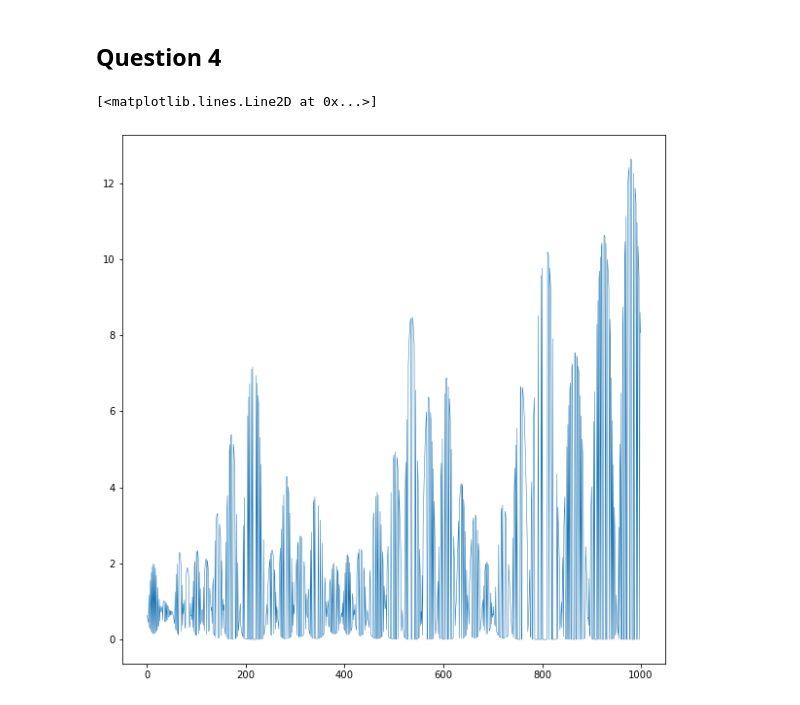
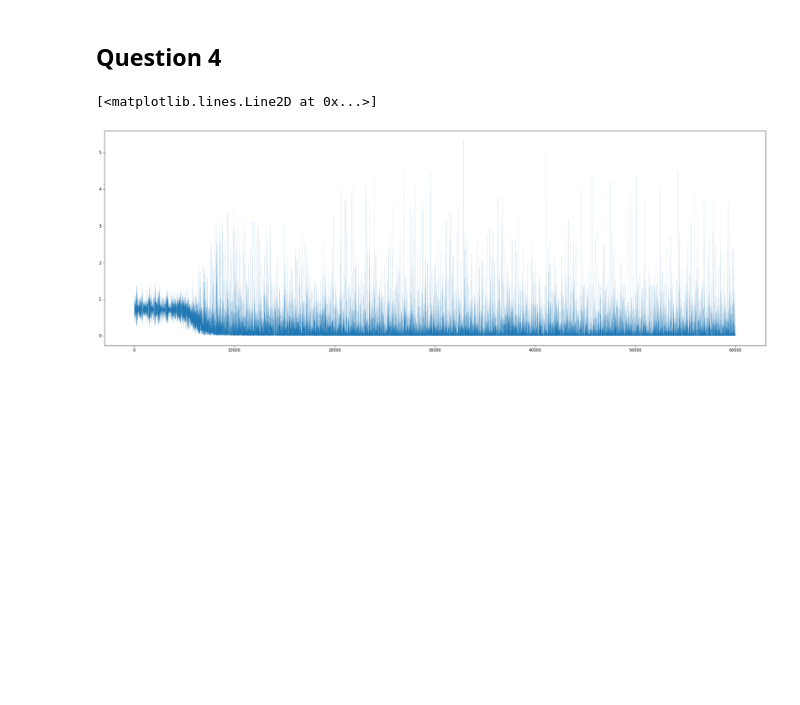
Before and after one commit to martinpucheuaviles/deep-learning-assignment1, a Jupyter notebook: main.ipynb, the cells around one changed output. Drawn from its saved outputs; the diff is of its cells as text; code cells hidden in the pictures; blank space fills up the shorter version.

```diff
--- a/main.ipynb
+++ b/main.ipynb
@@ -183,27 +193,26 @@ def initialize():
 x,W,b,k,h,c,V,o,y,t = initialize()
 
 # K = X * W + b
-for j in range(0,len(k)):     # Len of K-nodes
-    for i in range(0,len(x)): # number of inputs
+for j,_ in enumerate(k):     # Len of K-nodes
+    for i,_ in enumerate(x): # number of inputs
         k[j] += W[i][j] * x[i]
 
     k[j] += b[j]
 
     h[j] = sigmoid(k[j])
 
-#SoftMax Activation
-for j in range(0,len(y)):
-    for i in range(0,len(h)):
+#SoftMax Input
+for j,_ in enumerate(o):
+    for i,_ in enumerate(h):
         o[j] += h[i] * V[i][j]
 
     o[j] += c[j]
 
-for j in range(0,len(y)):
-    y[j] = softmax(o,j)
-
+#Softmax activation
+for i,_ in enumerate(y):
+    y[i] = softmax(o,i)
 
 l = cross_entropy_loss(y,t)
-
 
 print(f"-Linear non-activated outputs: \nk = {k}\n")
 print(f"-Sigmoid activated outputs: \nh = {h}\n")
@@ -249,7 +247,8 @@ dl_do = [0.0, 0.0]
 
 for i in range(0,len(dl_do)):
 
-    dl_do[i] = scalar_dl_do(dl_dy,dy_do,i)
+    # dl_do[i] = scalar_dl_do(dl_dy,dy_do,i)
+    dl_do[i] = scalar_dl_do(dl_dy,dy_do,i,t)
 
 print(f"dl_do = {dl_do}")
 
@@ -257,8 +256,8 @@ print(f"dl_do = {dl_do}")
 
 do_dh = [[0.0,0.0,0.0],[0.0,0.0,0.0]]
 
-for i,o_i in enumerate(o):
-    for j,k_j in enumerate(k):
+for i,__ in enumerate(o):
+    for j,__ in enumerate(h):
         do_dh[i][j] = scalar_do_dh(V,i,j)
 
 print(f"do_dh = {do_dh}")
@@ -268,7 +267,7 @@ print(f"do_dh = {do_dh}")
 dl_dh = [0.0, 0.0, 0.0]
 
 
-for i,k[i] in enumerate(k):
+for i,__ in enumerate(h):
     dl_dh[i] = scalar_dl_dh(dl_do,do_dh,i)
 
 print(f"dl_dh = {dl_dh}")
@@ -280,7 +279,6 @@ dl_dv = [[0.0, 0.0],[0.0, 0.0],[0.0, 0.0]]
 for i,h_i in enumerate(h): # V edges come out from h-nodes
     for j, __ in enumerate(dl_dv[i]):
         dl_dv[i][j] = scalar_dl_dv(dl_do, h_i, j)  # dOi_dVij is just h[i]
-
 
 print(f"dl_dv = {dl_dv}")
 
@@ -537,13 +621,14 @@ class Q4_DNN:
 # %%
+random.seed(32)
 dnn = Q4_DNN()
 dnn.default_init()
 
-dnn.train_epoch(alpha=0.02)
+dnn.train_epoch(alpha=0.05, rounds=60000,verbose=False)
 # %%
-plt.rcParams['figure.figsize'] = [10, 10]
+plt.rcParams['figure.figsize'] = [30, 10]
 # plt.xlim([0, 60000])
 # plt.ylim([0, 2000])
-plt.plot(dnn.losses[:1000],linewidth=0.5)
+plt.plot(dnn.losses,linewidth=0.1)
 # %% [output]
 [<matplotlib.lines.Line2D at 0x...>]
-[figure, old version]
+[figure, new version]
```
Also changed, not shown: parts of 5 cells of this notebook.
